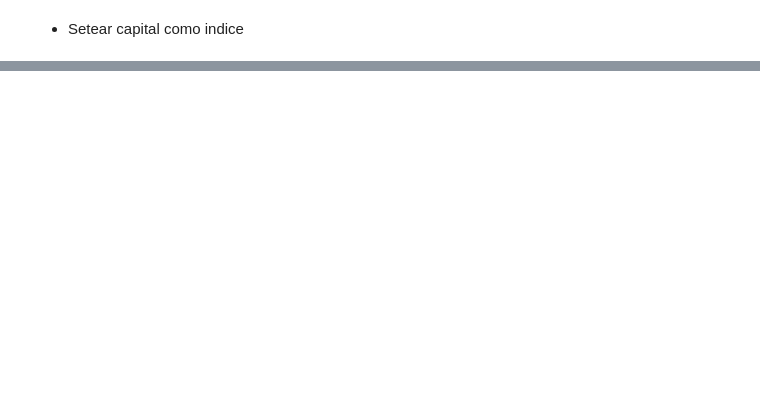
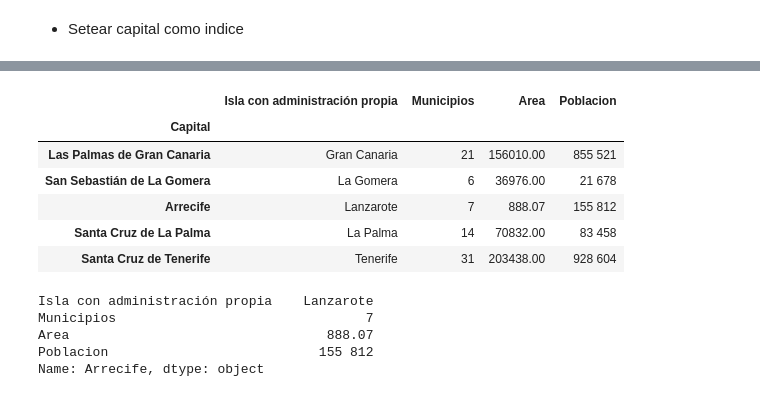
Before and after one commit to braiso-22/PruebasPandas, a Jupyter notebook: pruebas_pandas.ipynb, the cells around one changed output, grey strips where cells are left out. Cells and saved outputs as stored; diff of their text form; code cells hidden in the pictures; blank space fills up the shorter version.

```diff
--- a/pruebas_pandas.ipynb
+++ b/pruebas_pandas.ipynb
@@ -293,0 +330,18 @@ df
+# %%
+df.tail()
+# %% [output]
+|  | Isla con administración propia | Municipios | Area | Poblacion |
+| Capital |  |  |  |  |
+| Las Palmas de Gran Canaria | Gran Canaria | 21 | 156010.00 | 855 521 |
+| San Sebastián de La Gomera | La Gomera | 6 | 36976.00 | 21 678 |
+| Arrecife | Lanzarote | 7 | 888.07 | 155 812 |
+| Santa Cruz de La Palma | La Palma | 14 | 70832.00 | 83 458 |
+| Santa Cruz de Tenerife | Tenerife | 31 | 203438.00 | 928 604 |
+# %%
+df.loc["Arrecife"]
+# %% [output]
+Isla con administración propia    Lanzarote
+Municipios                                7
+Area                                 888.07
+Poblacion                           155 812
+Name: Arrecife, dtype: object
```
Also changed, not shown: parts of 17 cells of this notebook.
